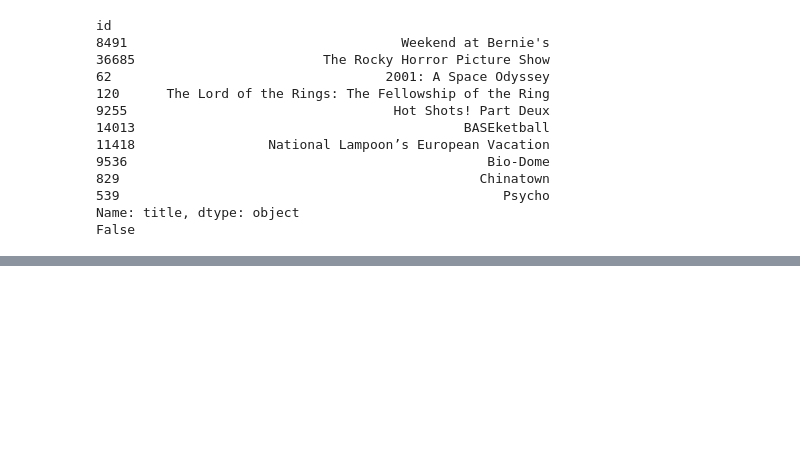
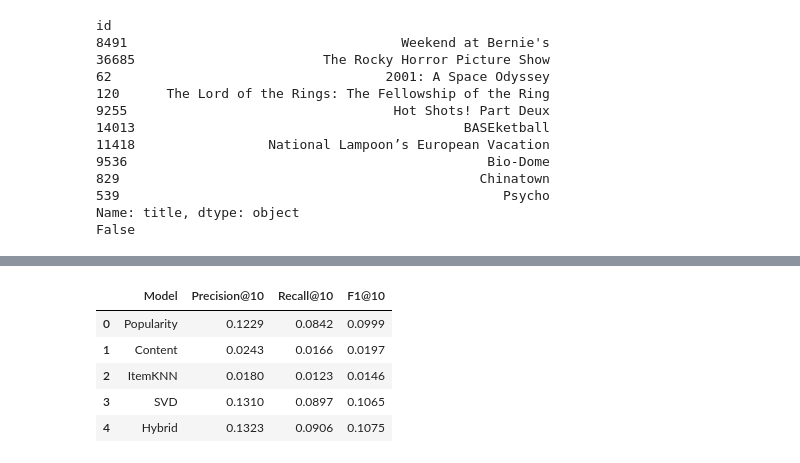
Before and after one commit to Vuyo127/Movie-Recommendation-System, a Jupyter notebook: Movie_Recommendation_Data_Cleaning.ipynb, the cells around one changed output, grey strips where cells are left out. Cells and saved outputs as stored; diff of their text form; code cells hidden in the pictures; blank space fills up the shorter version.

Commit message:
I'm Sorry, i made the changes of both task 9 and 10

```diff
--- a/Movie_Recommendation_Data_Cleaning.ipynb
+++ b/Movie_Recommendation_Data_Cleaning.ipynb
@@ -1256,0 +1263,15 @@ False
+# %%
+##Task 9: Recall@k, using the same recs/relevant built above
+def recall_at_k(recs_matrix, k=10):
+    hits, total_relevant = 0, 0
+    for u, rel in relevant.items():
+        if not rel:
+            continue
+        hits += len(set(recs_matrix[u, :k]) & rel)
+        total_relevant += len(rel)
+    return hits / total_relevant if total_relevant else np.nan
+
+evaluation_df["Recall@10"] = [
+    round(recall_at_k(recs[name]), 4) for name in evaluation_df["Model"]
+]
+evaluation_df
@@ -1256,0 +1285,16 @@ False
+# %%
+##Task 9: F1@k
+def f1_score(p, r):
+    return 2 * p * r / (p + r) if (p + r) > 0 else 0.0
+
+evaluation_df["F1@10"] = evaluation_df.apply(
+    lambda row: round(f1_score(row["Precision@10"], row["Recall@10"]), 4), axis=1
+)
+evaluation_df
+# %% [output]
+|  | Model | Precision@10 | Recall@10 | F1@10 |
+| 0 | Popularity | 0.1229 | 0.0842 | 0.0999 |
+| 1 | Content | 0.0243 | 0.0166 | 0.0197 |
+| 2 | ItemKNN | 0.0180 | 0.0123 | 0.0146 |
+| 3 | SVD | 0.1310 | 0.0897 | 0.1065 |
+| 4 | Hybrid | 0.1323 | 0.0906 | 0.1075 |
```
Also changed, not shown: parts of 9 cells of this notebook.
